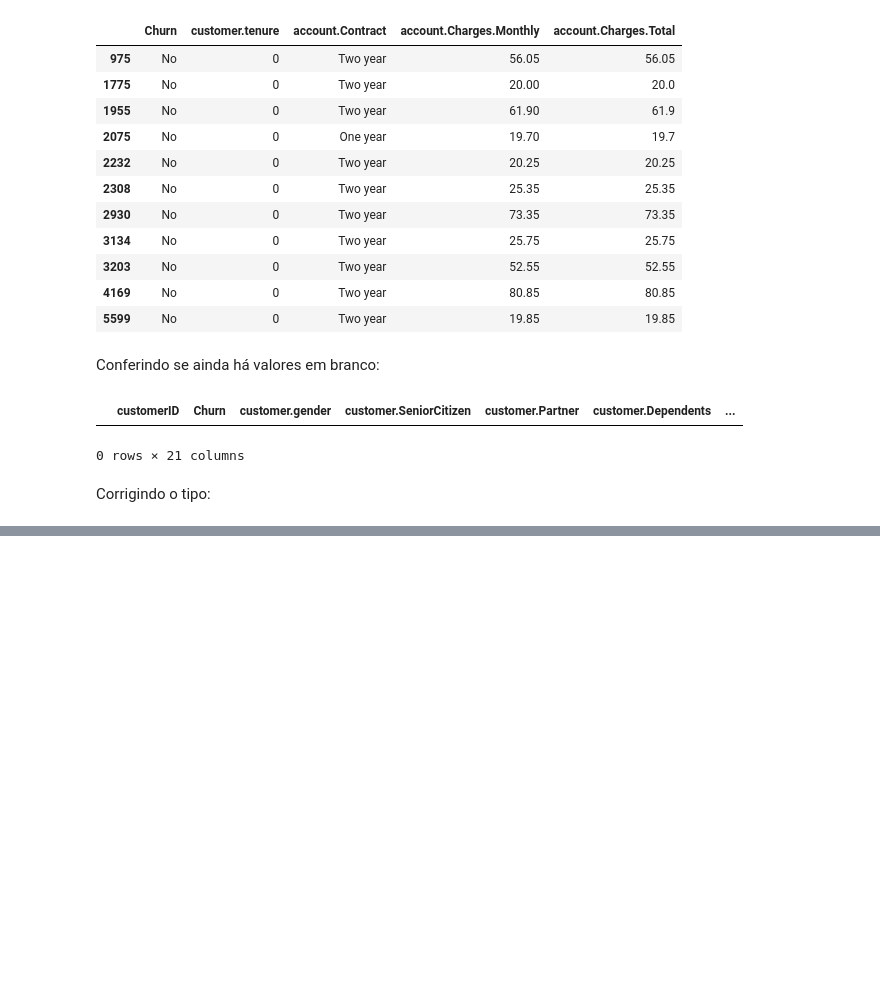
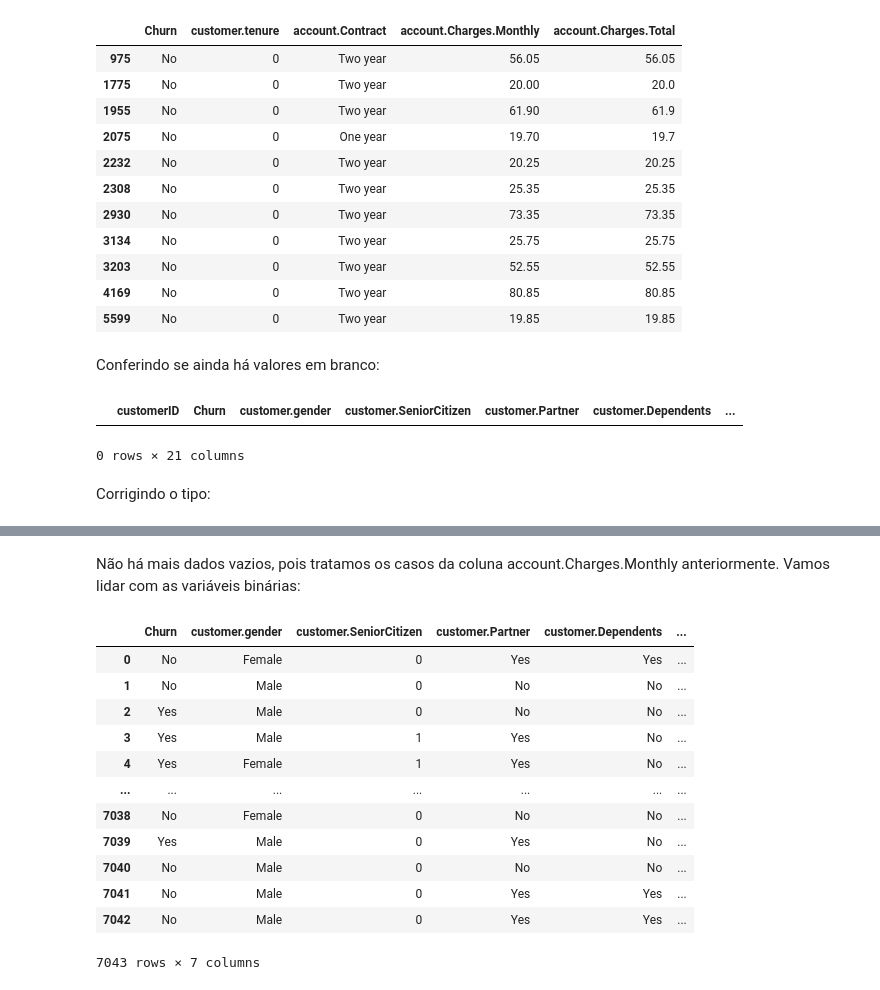
Before and after one commit to RPGraciotti/Novexus_alura_challenge, a Jupyter notebook: notebook_projeto.ipynb, the cells around one changed output, grey strips where cells are left out. Drawn from its saved outputs; the diff is of its cells as text; code cells hidden in the pictures; blank space fills up the shorter version.

```diff
--- a/notebook_projeto.ipynb
+++ b/notebook_projeto.ipynb
@@ -303,0 +405,20 @@ df_churn['account.Charges.Total'] = df_churn['account.Charges.Total'].astype(flo
+# %% [markdown]
+Não há mais dados vazios, pois tratamos os casos da coluna account.Charges.Monthly anteriormente. Vamos lidar com as variáveis binárias:
+# %%
+colunas_binarias = ['Churn', 'customer.gender', 'customer.SeniorCitizen', 'customer.Partner', 'customer.Dependents', 'phone.PhoneService', 'account.PaperlessBilling']
+# %%
+df_churn_sem_vazio[colunas_binarias]
+# %% [output]
+|  | Churn | customer.gender | customer.SeniorCitizen | customer.Partner | customer.Dependents | ... |
+| 0 | No | Female | 0 | Yes | Yes | ... |
+| 1 | No | Male | 0 | No | No | ... |
+| 2 | Yes | Male | 0 | No | No | ... |
+| 3 | Yes | Male | 1 | Yes | No | ... |
+| 4 | Yes | Female | 1 | Yes | No | ... |
+| ... | ... | ... | ... | ... | ... | ... |
+| 7038 | No | Female | 0 | No | No | ... |
+| 7039 | Yes | Male | 0 | Yes | No | ... |
+| 7040 | No | Male | 0 | No | No | ... |
+| 7041 | No | Male | 0 | Yes | Yes | ... |
+| 7042 | No | Male | 0 | Yes | Yes | ... |
+7043 rows × 7 columns
```
Also changed, not shown: parts of 20 cells of this notebook.
